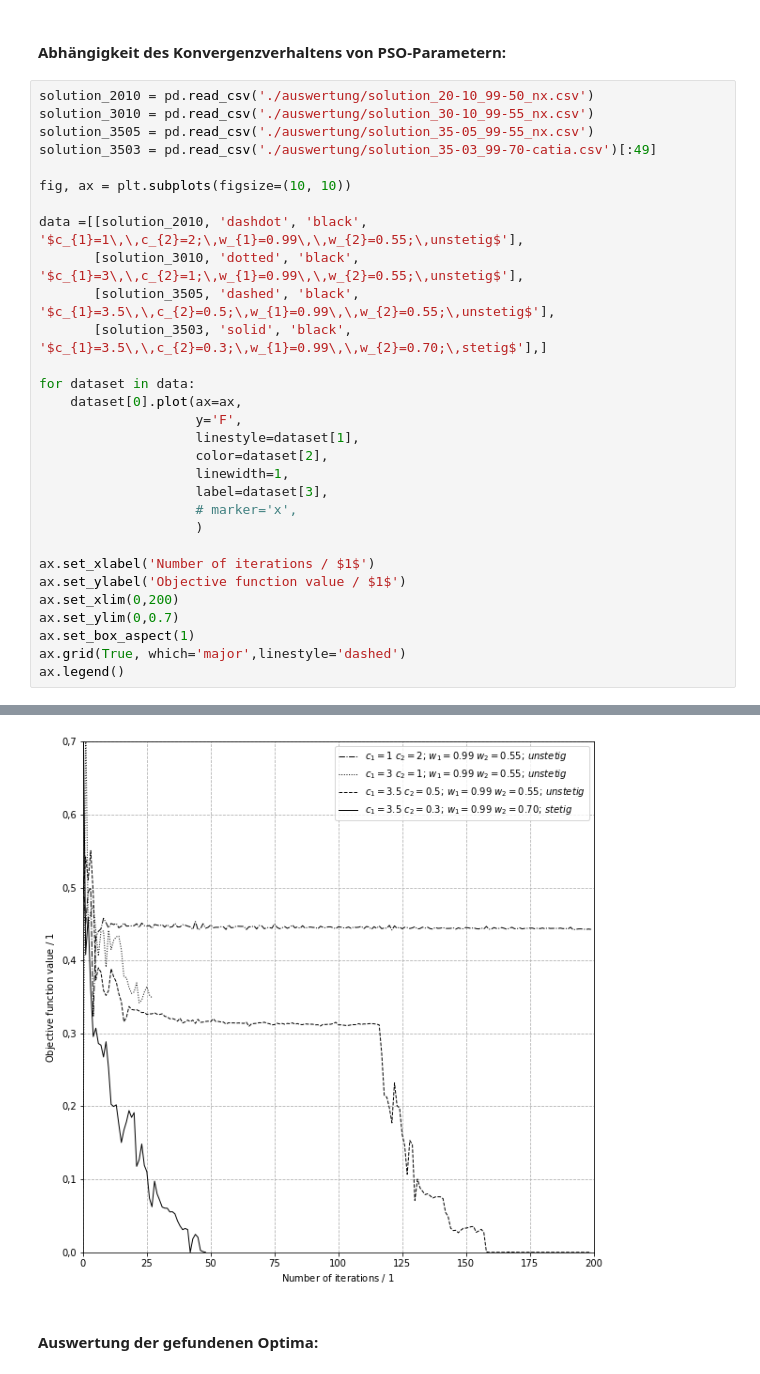
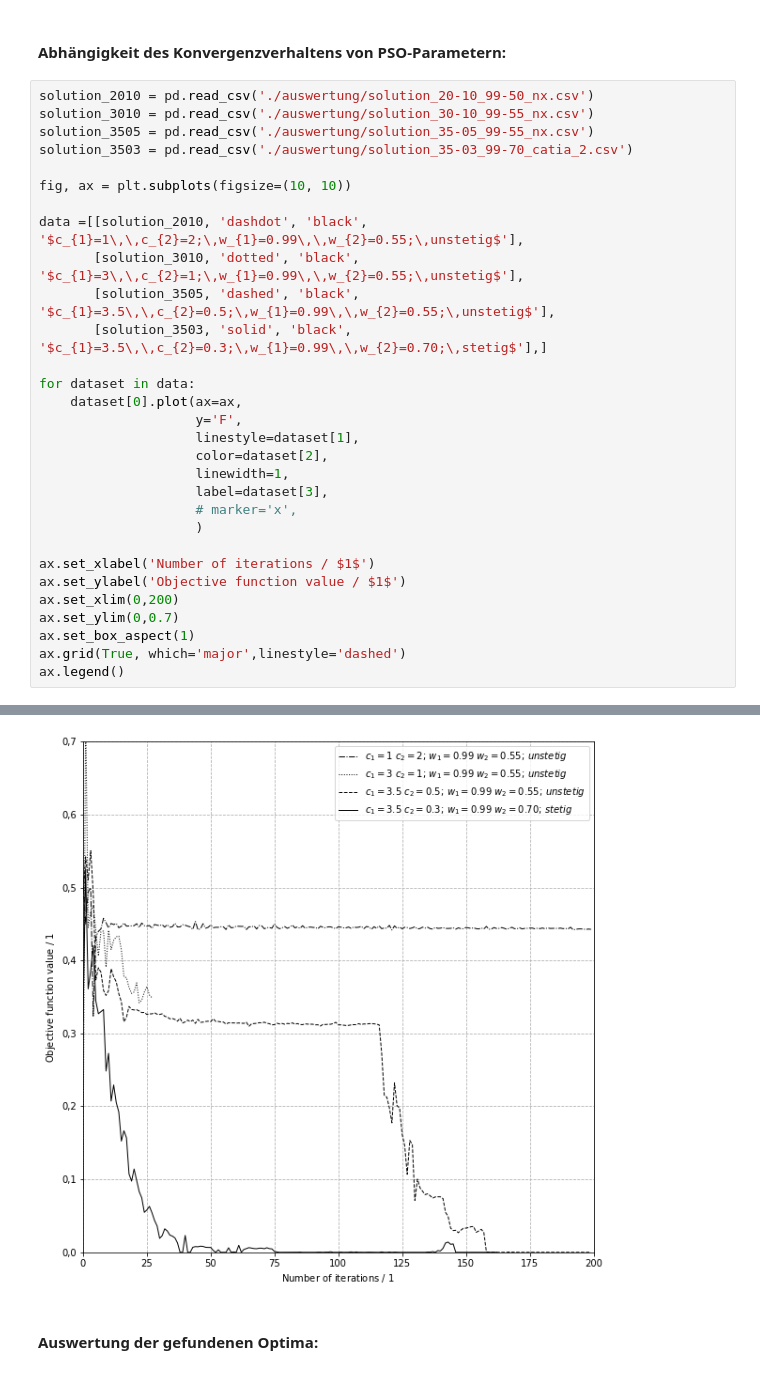
Before and after one commit to lukitox/master-thesis, a Jupyter notebook: auswertung_pso-parameter.ipynb, the cells around one changed output, grey strips where cells are left out. Saved outputs shown, nothing was run; the diff lists cells and outputs as text.

Commit message:
update auswertung

```diff
--- a/auswertung_pso-parameter.ipynb
+++ b/auswertung_pso-parameter.ipynb
@@ -23,35 +23,35 @@ plt.rcParams['axes.formatter.use_locale'] = True
 solution_2010 = pd.read_csv('./auswertung/solution_20-10_99-50_nx.csv')
 solution_3010 = pd.read_csv('./auswertung/solution_30-10_99-55_nx.csv')
 solution_3505 = pd.read_csv('./auswertung/solution_35-05_99-55_nx.csv')
-solution_3503 = pd.read_csv('./auswertung/solution_35-03_99-70-catia.csv')[:49]
+solution_3503 = pd.read_csv('./auswertung/solution_35-03_99-70_catia_2.csv')
 
 fig, ax = plt.subplots(figsize=(10, 10))
 
 data =[[solution_2010, 'dashdot', 'black', '$c_{1}=1\,\,c_{2}=2;\,w_{1}=0.99\,\,w_{2}=0.55;\,unstetig$'],
        [solution_3010, 'dotted', 'black', '$c_{1}=3\,\,c_{2}=1;\,w_{1}=0.99\,\,w_{2}=0.55;\,unstetig$'],
        [solution_3505, 'dashed', 'black', '$c_{1}=3.5\,\,c_{2}=0.5;\,w_{1}=0.99\,\,w_{2}=0.55;\,unstetig$'],
        [solution_3503, 'solid', 'black', '$c_{1}=3.5\,\,c_{2}=0.3;\,w_{1}=0.99\,\,w_{2}=0.70;\,stetig$'],]
 
 for dataset in data:
     dataset[0].plot(ax=ax,
                     y='F',
                     linestyle=dataset[1],
                     color=dataset[2],
                     linewidth=1,
                     label=dataset[3],
                     # marker='x',
                     )
 
 ax.set_xlabel('Number of iterations / $1$')
 ax.set_ylabel('Objective function value / $1$')
 ax.set_xlim(0,200)
 ax.set_ylim(0,0.7)
 ax.set_box_aspect(1)
 ax.grid(True, which='major',linestyle='dashed')
 ax.legend()
 # %% [output]
 <matplotlib.legend.Legend at 0x...>
-[figure, old version]
+[figure, new version]
 # %% [markdown]
 #### Auswertung der gefundenen Optima:
 # %%
```
Also changed, not shown: parts of 1 cell of this notebook, 1 other file.
